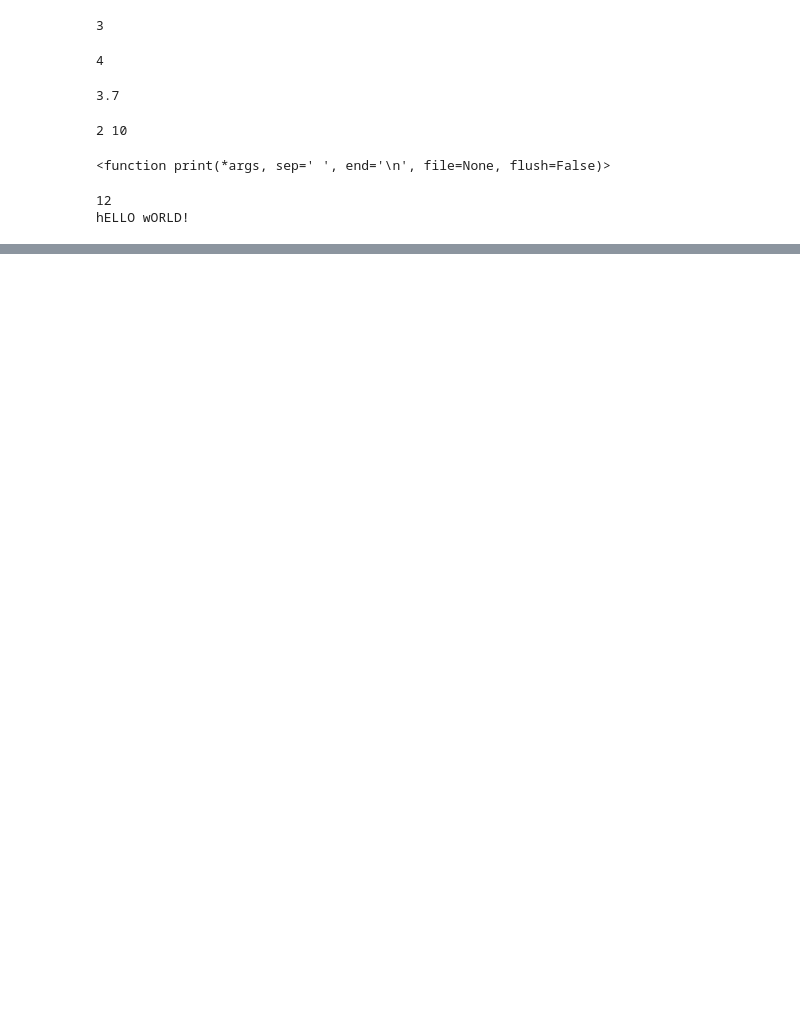
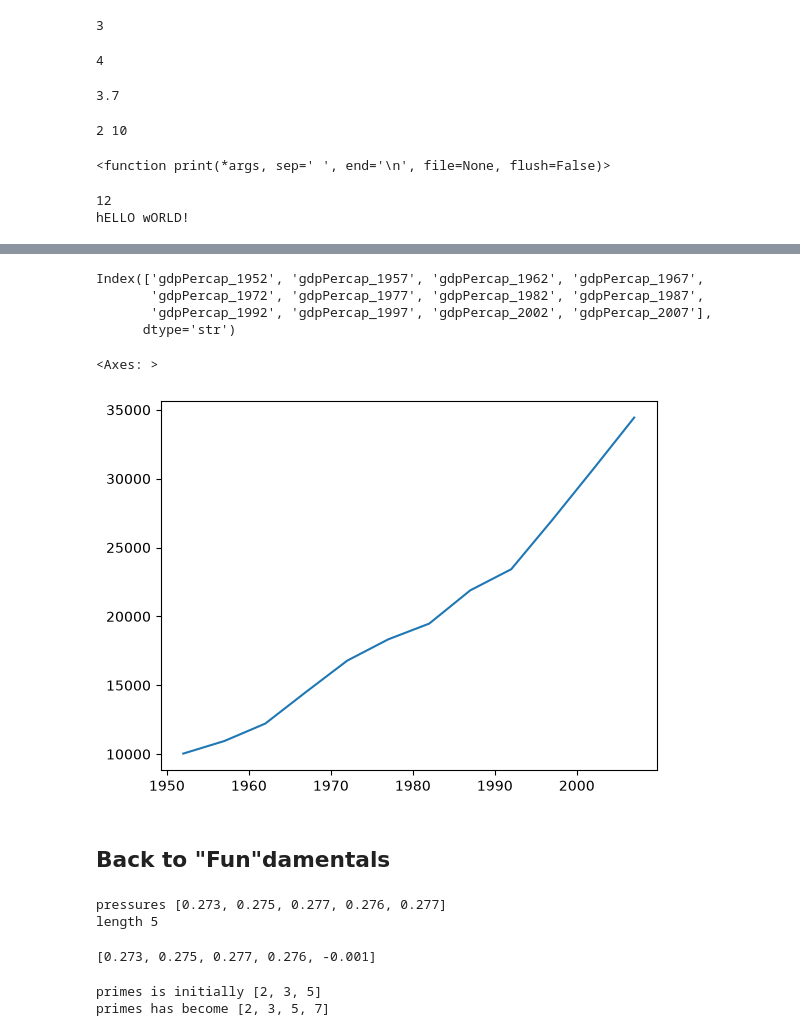
Before and after one commit to sarahstueve/swc-python-gapminder-2026, a Jupyter notebook: intro-to-python.ipynb, the cells around one changed output, grey strips where cells are left out. Saved outputs shown, nothing was run; the diff lists cells and outputs as text; code cells hidden in the pictures; blank space fills up the shorter version.

```diff
--- a/intro-to-python.ipynb
+++ b/intro-to-python.ipynb
@@ -178,0 +324,41 @@ hELLO wORLD!
+# %%
+data= pd.read_csv("data/gapminder_gdp_oceania.csv",index_col="country")
+
+print(data.columns)
+years = data.columns.str.replace('gdpPercap_','')
+
+years
+data.columns= years.astype(int)
+data.loc["Australia"].plot()
+# %% [output]
+Index(['gdpPercap_1952', 'gdpPercap_1957', 'gdpPercap_1962', 'gdpPercap_1967',
+       'gdpPercap_1972', 'gdpPercap_1977', 'gdpPercap_1982', 'gdpPercap_1987',
+       'gdpPercap_1992', 'gdpPercap_1997', 'gdpPercap_2002', 'gdpPercap_2007'],
+      dtype='str')
+<Axes: >
+[figure, added]
+# %% [markdown]
+## Back to "Fun"damentals
+# %%
+pressures = [.273,.275,.277,.276,.277]
+
+print('pressures', pressures)
+print('pressures', pressures)
+print('length',len(pressures))
+# %% [output]
+pressures [0.273, 0.275, 0.277, 0.276, 0.277]
+length 5
+# %%
+pressures[4] = -.001
+print(pressures)
+# %% [output]
+[0.273, 0.275, 0.277, 0.276, -0.001]
+# %%
+primes = [2,3,5]
+print("primes is initially",primes)
+primes.append(7)
+# primes = [2,3,5,7]
+print("primes has become",primes)
+# %% [output]
+primes is initially [2, 3, 5]
+primes has become [2, 3, 5, 7]
```
Also changed, not shown: parts of 23 cells of this notebook.
